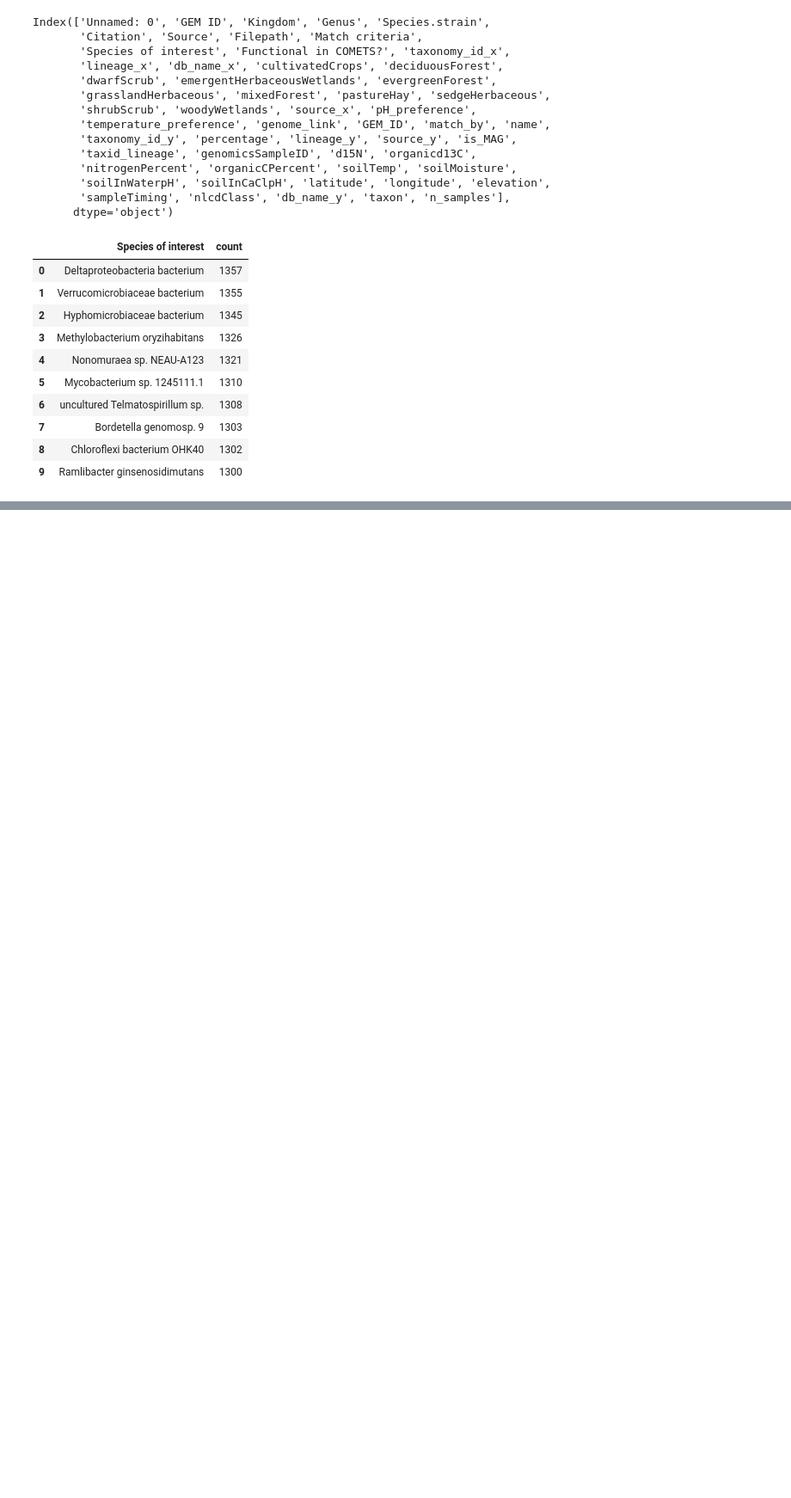
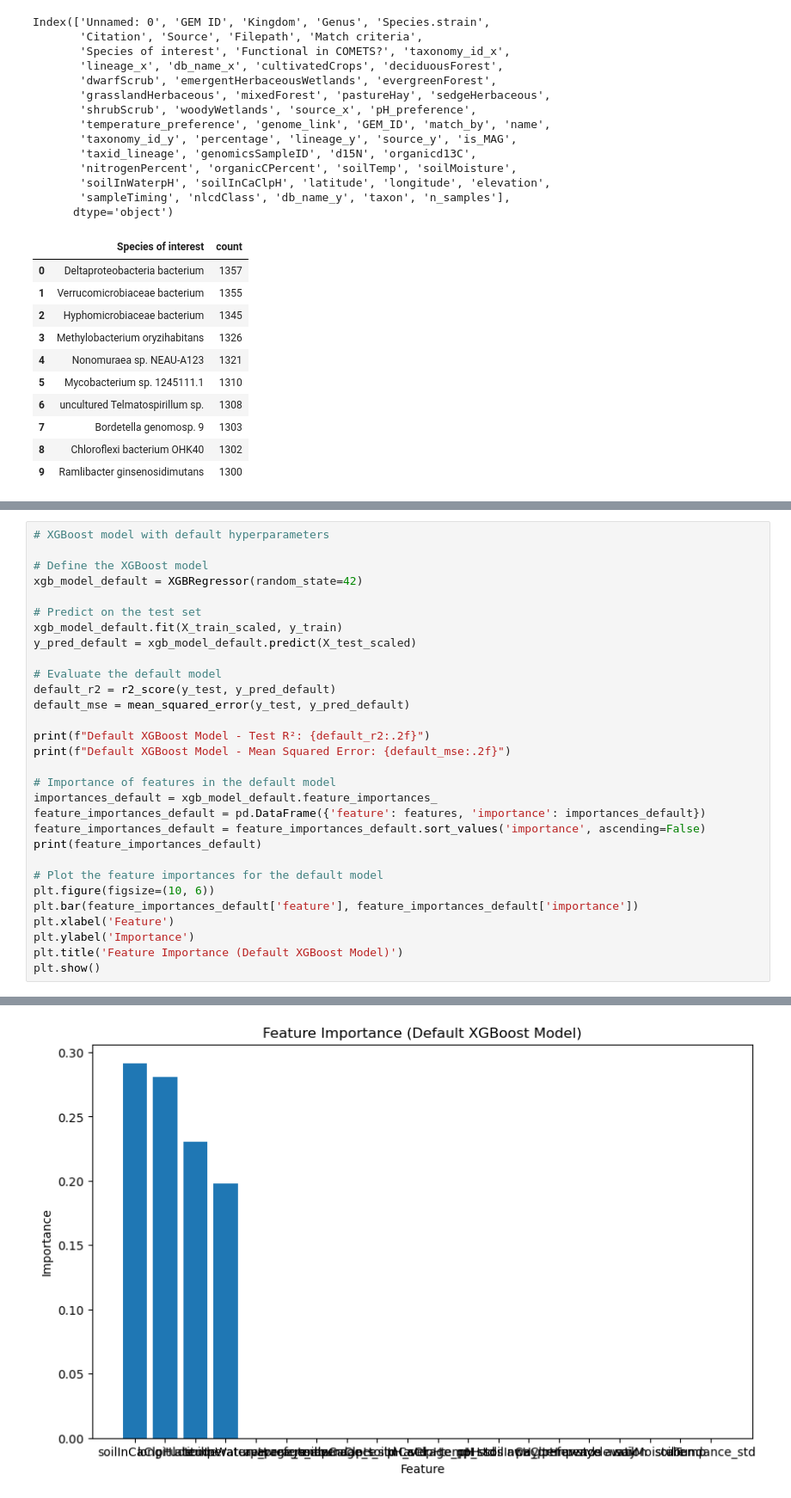
Before and after one commit to nmr2701/506-project, a Jupyter notebook: pipeline.ipynb, the cells around one changed output, grey strips where cells are left out. Shown at 86% size. Saved outputs shown, nothing was run; the diff lists cells and outputs as text; blank space fills up the shorter version.

```diff
--- a/pipeline.ipynb
+++ b/pipeline.ipynb
@@ -152,0 +406,31 @@ for species in species_name:
+# %%
+# XGBoost model with default hyperparameters
+
+# Define the XGBoost model
+xgb_model_default = XGBRegressor(random_state=42)
+
+# Predict on the test set
+xgb_model_default.fit(X_train_scaled, y_train)
+y_pred_default = xgb_model_default.predict(X_test_scaled)
+
+# Evaluate the default model
+default_r2 = r2_score(y_test, y_pred_default)
+default_mse = mean_squared_error(y_test, y_pred_default)
+
+print(f"Default XGBoost Model - Test R²: {default_r2:.2f}")
+print(f"Default XGBoost Model - Mean Squared Error: {default_mse:.2f}")
+
+# Importance of features in the default model
+importances_default = xgb_model_default.feature_importances_
+feature_importances_default = pd.DataFrame({'feature': features, 'importance': importances_default})
+feature_importances_default = feature_importances_default.sort_values('importance', ascending=False)
+print(feature_importances_default)
+
+# Plot the feature importances for the default model
+plt.figure(figsize=(10, 6))
+plt.bar(feature_importances_default['feature'], feature_importances_default['importance'])
+plt.xlabel('Feature')
+plt.ylabel('Importance')
+plt.title('Feature Importance (Default XGBoost Model)')
+plt.show()
+# %% [output]
@@ -152,0 +454 @@ for species in species_name:
+[figure, added]
```
Also changed, not shown: parts of 28 cells of this notebook.
